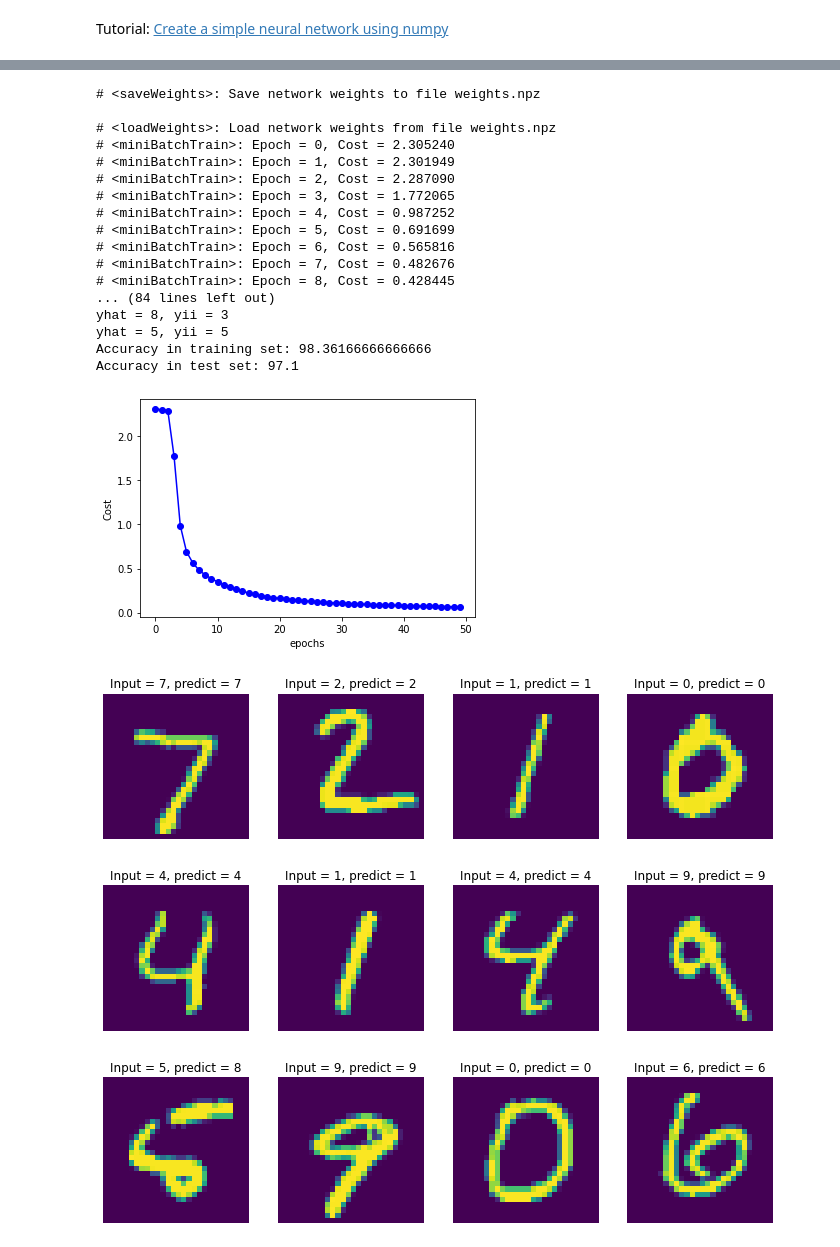
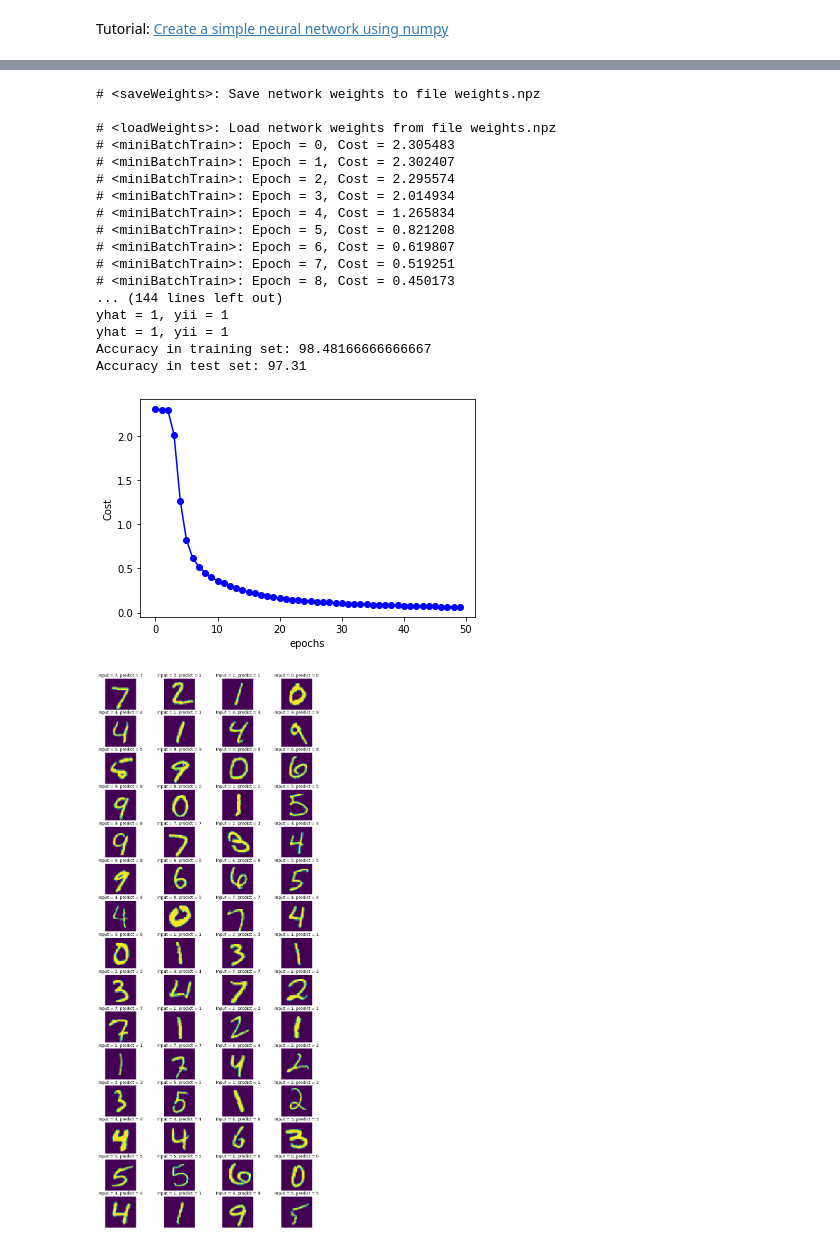
Before and after one commit to mpatrini7/DataLAB42, a Jupyter notebook: Week2/Week2.ipynb, the cells around one changed output, grey strips where cells are left out. Cells and saved outputs as stored; diff of their text form; code cells hidden in the pictures.

```diff
--- a/Week2/Week2.ipynb
+++ b/Week2/Week2.ipynb
@@ -841,7 +684,7 @@ N_HIDDEN = [200, 100, 50]      # hidden layer sizes
 N_OUTPUTS = 10                 # output number of units
 LEARNING_RATE = 0.1            # initial learning rate
 LAMBDA = 0.01                  # regularization parameter
-EPOCHS = 50                    # training epochs
+EPOCHS = 50                   # training epochs
 
 
 if __name__ == '__main__':
@@ -880,7 +723,7 @@ if __name__ == '__main__':
     n_correct_train = np.sum(yhat_train == y_true_train)
 
     print('Training samples:')
-    n_test_train = 20
+    n_test_train = 50
     for ii in np.random.randint(0, len(y_data)-1, n_test_train):
         yhatii = yhat_train[ii]
         ytrueii = y_true_train[ii]
@@ -895,49 +738,49 @@ if __name__ == '__main__':
     n_correct_test = np.sum(yhat_test == y_true_test)
 
     print('Test samples:')
-    n_test = 20
+    n_test = 50
     for ii in np.random.randint(0, len(y_data_test)-1, n_test):
         yhatii = yhat_test[ii]
         ytrueii = y_true_test[ii]
         print('yhat = %d, yii = %d' % (yhatii, ytrueii))
 
     print('Accuracy in training set:', n_correct_train/float(len(x_data))*100.)
     print('Accuracy in test set:', n_correct_test/float(len(x_data_test))*100.)
 
     #----------------Plot some results----------------
-    nrows = 3
+    nrows = 15
     ncols = 4
     n_plots =  nrows*ncols
-    fig = plt.figure(figsize=(12, 10))
+    fig = plt.figure(figsize=(12, 30))
     for i in range(n_plots):
         axi = fig.add_subplot(nrows, ncols, i+1)
         axi.axis('off')
         xi = x_data_test[i]
         yi = y_data_test[i]
         yhati = yhat_test[i]
         plotResult(xi, yi, yhati, ax=axi)
 
     fig.show()
 # %% [output]
 x_data.shape: (60000, 784)
 y_data.shape: (60000, 10)
 [figure]
 # <saveWeights>: Save network weights to file weights.npz
 
 # <loadWeights>: Load network weights from file weights.npz
-# <miniBatchTrain>: Epoch = 0, Cost = 2.305240
-# <miniBatchTrain>: Epoch = 1, Cost = 2.301949
-# <miniBatchTrain>: Epoch = 2, Cost = 2.287090
-# <miniBatchTrain>: Epoch = 3, Cost = 1.772065
-# <miniBatchTrain>: Epoch = 4, Cost = 0.987252
-# <miniBatchTrain>: Epoch = 5, Cost = 0.691699
-# <miniBatchTrain>: Epoch = 6, Cost = 0.565816
-# <miniBatchTrain>: Epoch = 7, Cost = 0.482676
-# <miniBatchTrain>: Epoch = 8, Cost = 0.428445
-... (84 lines left out)
-yhat = 8, yii = 3
-yhat = 5, yii = 5
-Accuracy in training set: 98.36166666666666
-Accuracy in test set: 97.1
+# <miniBatchTrain>: Epoch = 0, Cost = 2.305483
+# <miniBatchTrain>: Epoch = 1, Cost = 2.302407
+# <miniBatchTrain>: Epoch = 2, Cost = 2.295574
+# <miniBatchTrain>: Epoch = 3, Cost = 2.014934
+# <miniBatchTrain>: Epoch = 4, Cost = 1.265834
+# <miniBatchTrain>: Epoch = 5, Cost = 0.821208
+# <miniBatchTrain>: Epoch = 6, Cost = 0.619807
+# <miniBatchTrain>: Epoch = 7, Cost = 0.519251
+# <miniBatchTrain>: Epoch = 8, Cost = 0.450173
+... (144 lines left out)
+yhat = 1, yii = 1
+yhat = 1, yii = 1
+Accuracy in training set: 98.48166666666667
+Accuracy in test set: 97.31
-[figure, old version]
+[figure, new version]
-[figure, old version]
+[figure, new version]
```
Also changed, not shown: parts of 41 cells of this notebook.
